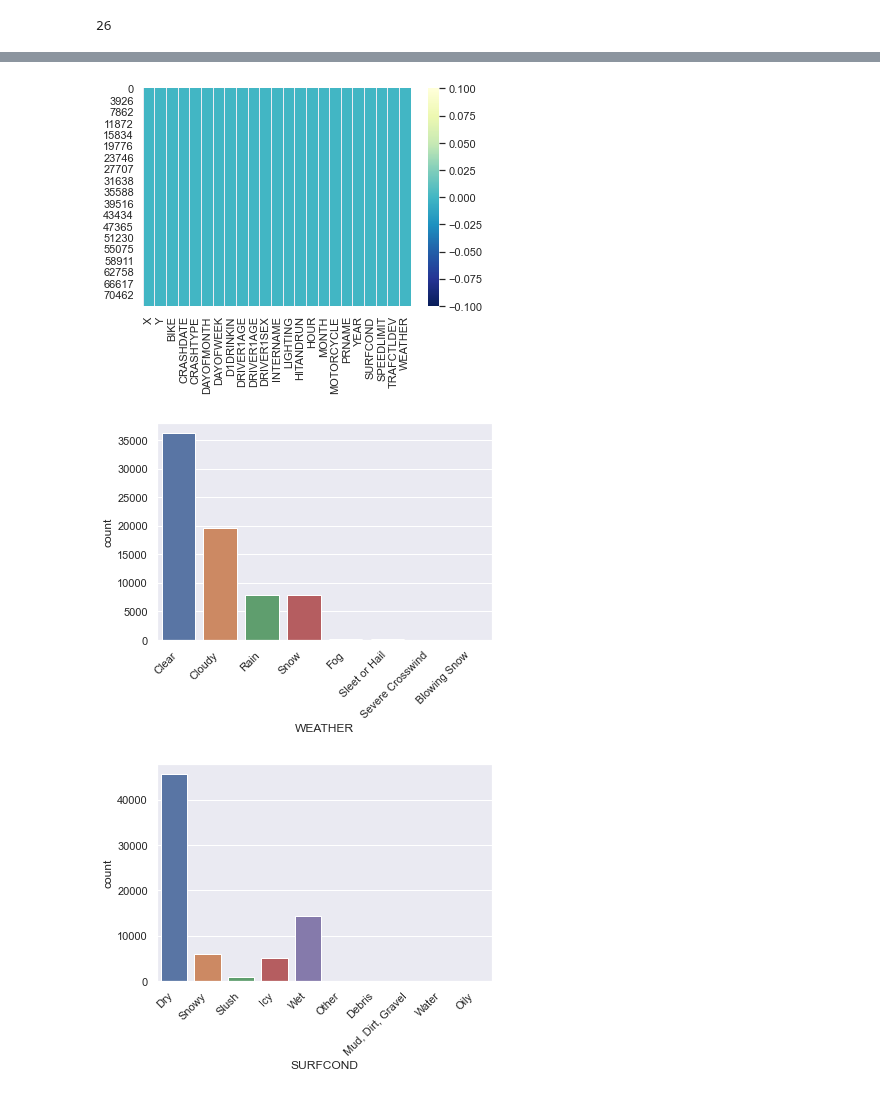
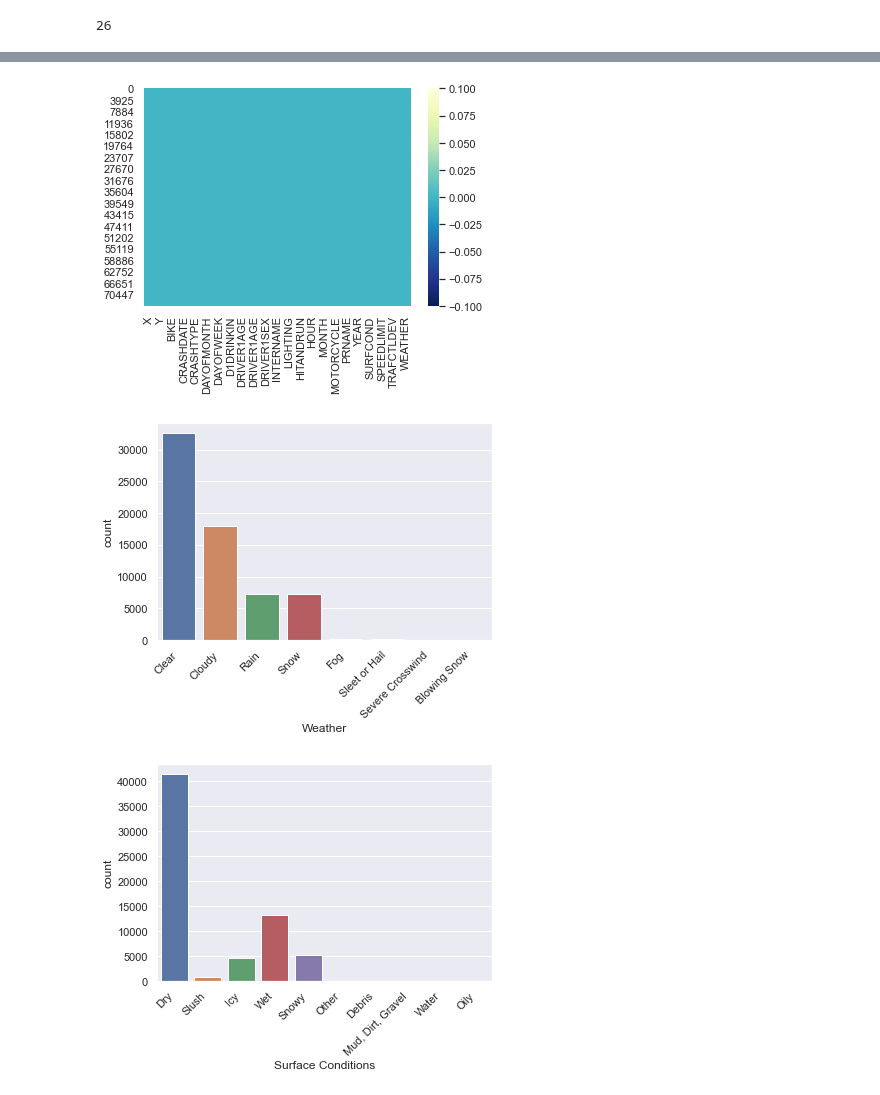
Before and after one commit to Ambush3/GR_Crash_Data, a Jupyter notebook: Crash.ipynb, the cells around one changed output, grey strips where cells are left out. Saved outputs shown, nothing was run; the diff lists cells and outputs as text; code cells hidden in the pictures.

```diff
--- a/Crash.ipynb
+++ b/Crash.ipynb
@@ -357,6 +357,7 @@ memory usage: 13.0+ MB
 # %%
 data_clean.replace('Uncoded & Errors', np.nan, inplace=True)
 data_clean.replace('Unknown', np.nan, inplace=True)
+data_clean.replace('U', np.nan, inplace=True)
 # %%
 sns.heatmap(data_clean.isnull(), cmap='YlGnBu_r')
 plt.show()
@@ -368,18 +369,24 @@ data_clean.dropna(axis=0, inplace=True)
 sns.heatmap(data_clean.isnull(), cmap='YlGnBu_r')
 plt.show()
 # %% [output]
-[figure, old version]
+[figure, new version]
 # %%
+# Weather conditions when accident happend.
+
 ax = sns.countplot(data_clean['WEATHER'])
 ax.set_xticklabels(ax.get_xticklabels(), rotation=45,
                    horizontalalignment='right')
+plt.xlabel('Weather')
 plt.show()
 # %% [output]
-[figure, old version]
+[figure, new version]
 # %%
+# Road conditions when accident happened.
+
 ax = sns.countplot(data_clean['SURFCOND'])
 ax.set_xticklabels(ax.get_xticklabels(), rotation=45,
                    horizontalalignment='right')
+plt.xlabel('Surface Conditions')
 plt.show()
 # %% [output]
-[figure, old version]
+[figure, new version]
```
Also changed, not shown: parts of 11 cells of this notebook.
